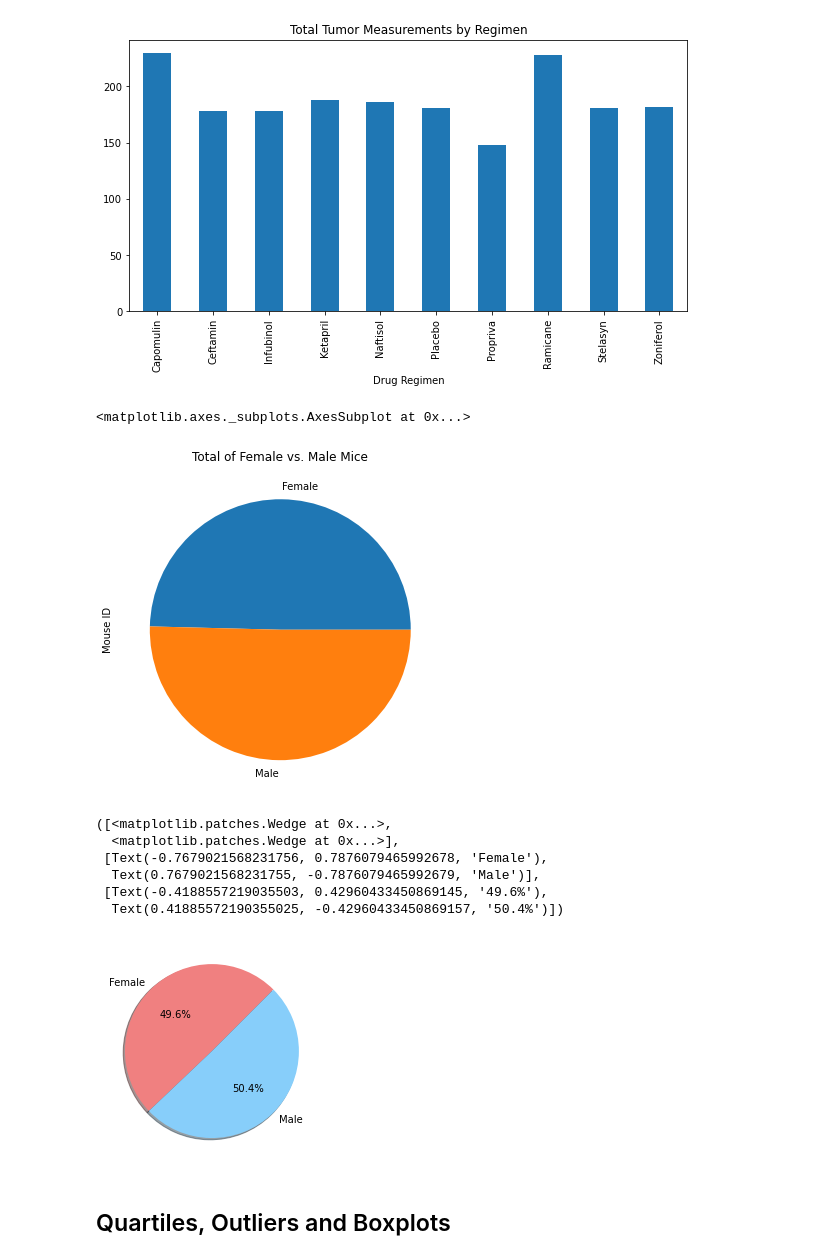
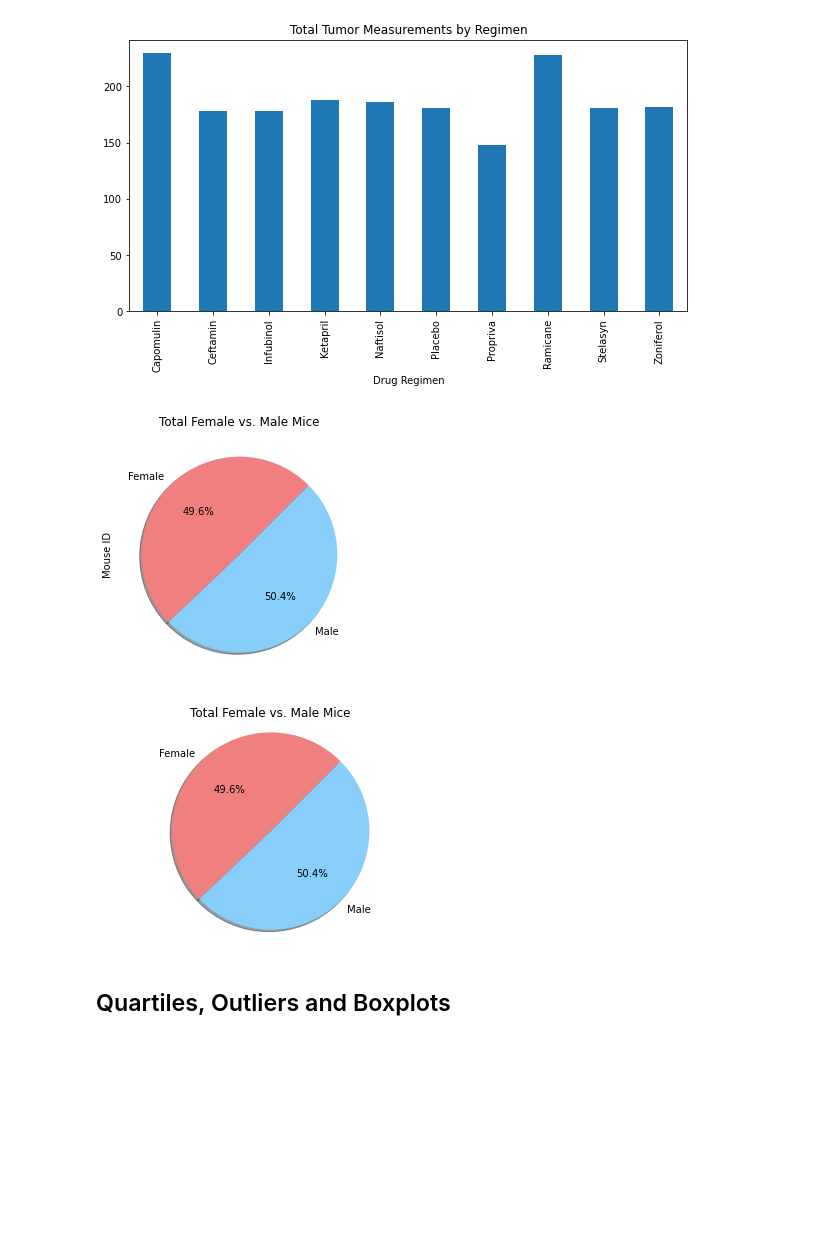
Before and after one commit to zpoeschl/matplotlib-challenge, a Jupyter notebook: Pymaceuticals/ZPoeschl_pymaceuticals.ipynb, the cells around one changed output. Saved outputs shown, nothing was run; the diff lists cells and outputs as text; code cells hidden in the pictures; blank space fills up the shorter version.

Commit message:
Aggregate is functioning. Pie charts almost match.

```diff
--- a/Pymaceuticals/ZPoeschl_pymaceuticals.ipynb
+++ b/Pymaceuticals/ZPoeschl_pymaceuticals.ipynb
@@ -133,30 +149,29 @@ plt.show()
 # plt.bar(total_measurements, cleaned_df(["Tumor Volume (mm3)"].count()), color="blue", align="center")
 # plt.xticks(total_measurements_tick_locs, cleaned_df["Drug Regimen"], rotation="vertical")
 # %%
-## Generate a pie plot showing the distribution of female versus male mice using ***pandas***
-
+## Generate a pie plot showing the distribution of female versus male mice using pandas
 gender_dist = cleaned_df.groupby("Sex")
 gender_dist_df = gender_dist["Mouse ID"].nunique()
 
-gender_dist_df.plot(kind="pie", figsize=(6,6), title="Total of Female vs. Male Mice")
+gender_dist_df.plot(y=None, kind="pie", figsize=(4.5,4.5), colors=["lightcoral", "lightskyblue"], autopct="%1.1f%%",
+                    legend=False, title="Total Female vs. Male Mice", shadow=True, startangle=45)
+
+plt.show()
 # %% [output]
-<matplotlib.axes._subplots.AxesSubplot at 0x...>
-[figure, old version]
+[figure, new version]
 # %%
 ## Generate a pie plot showing the distribution of female versus male mice using pyplot
 labels = ["Female", "Male"]
 sizes = gender_dist_df
 colors = ["lightcoral", "lightskyblue"]
 
 plt.pie(sizes, labels=labels, colors=colors, autopct="%1.1f%%", shadow=True, startangle=45)
+
+plt.title("Total Female vs. Male Mice")
+plt.axis("equal")
+plt.show()
 # %% [output]
-([<matplotlib.patches.Wedge at 0x...>,
-  <matplotlib.patches.Wedge at 0x...>],
- [Text(-0.7679021568231756, 0.7876079465992678, 'Female'),
-  Text(0.7679021568231755, -0.7876079465992679, 'Male')],
- [Text(-0.4188557219035503, 0.42960433450869145, '49.6%'),
-  Text(0.41885572190355025, -0.42960433450869157, '50.4%')])
-[figure, old version]
+[figure, new version]
 # %% [markdown]
 ## Quartiles, Outliers and Boxplots
 # %%
```
Also changed, not shown: parts of 4 cells of this notebook.
